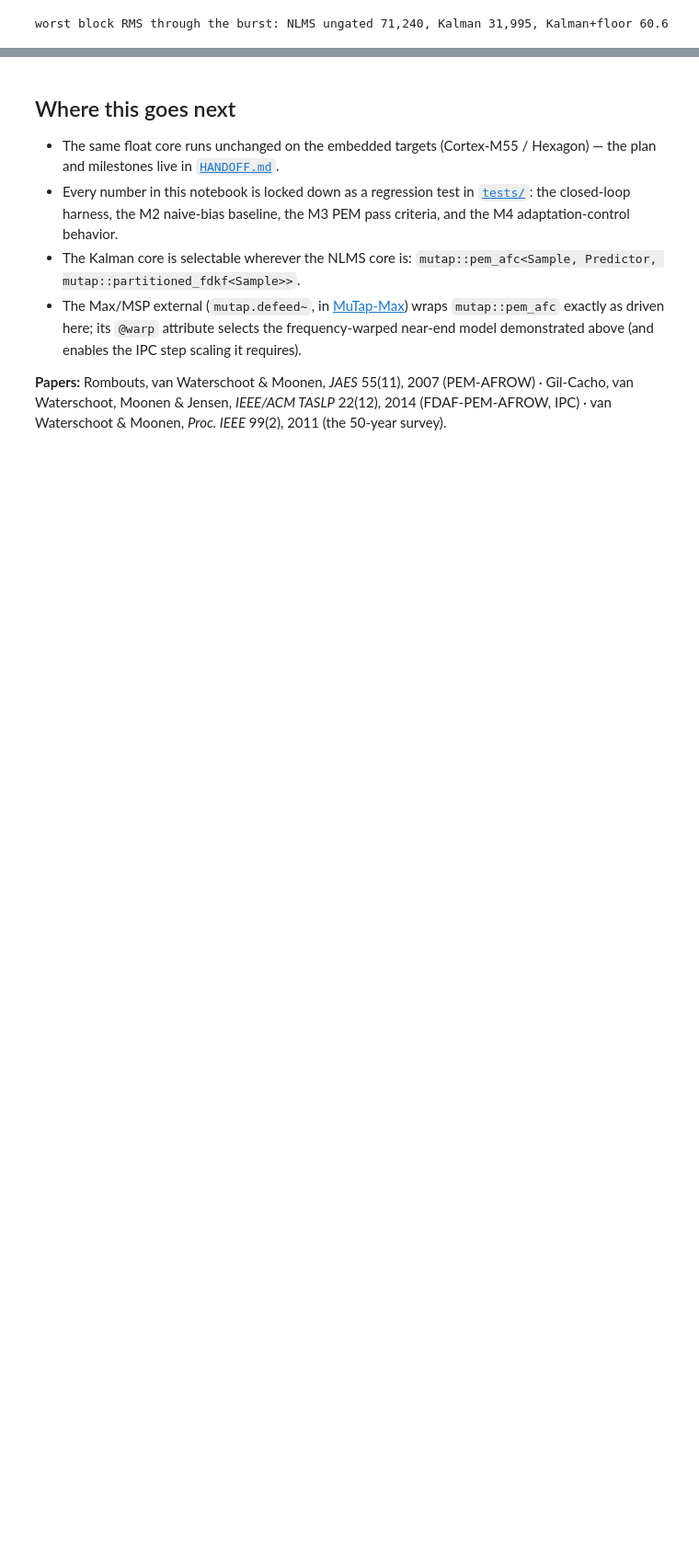
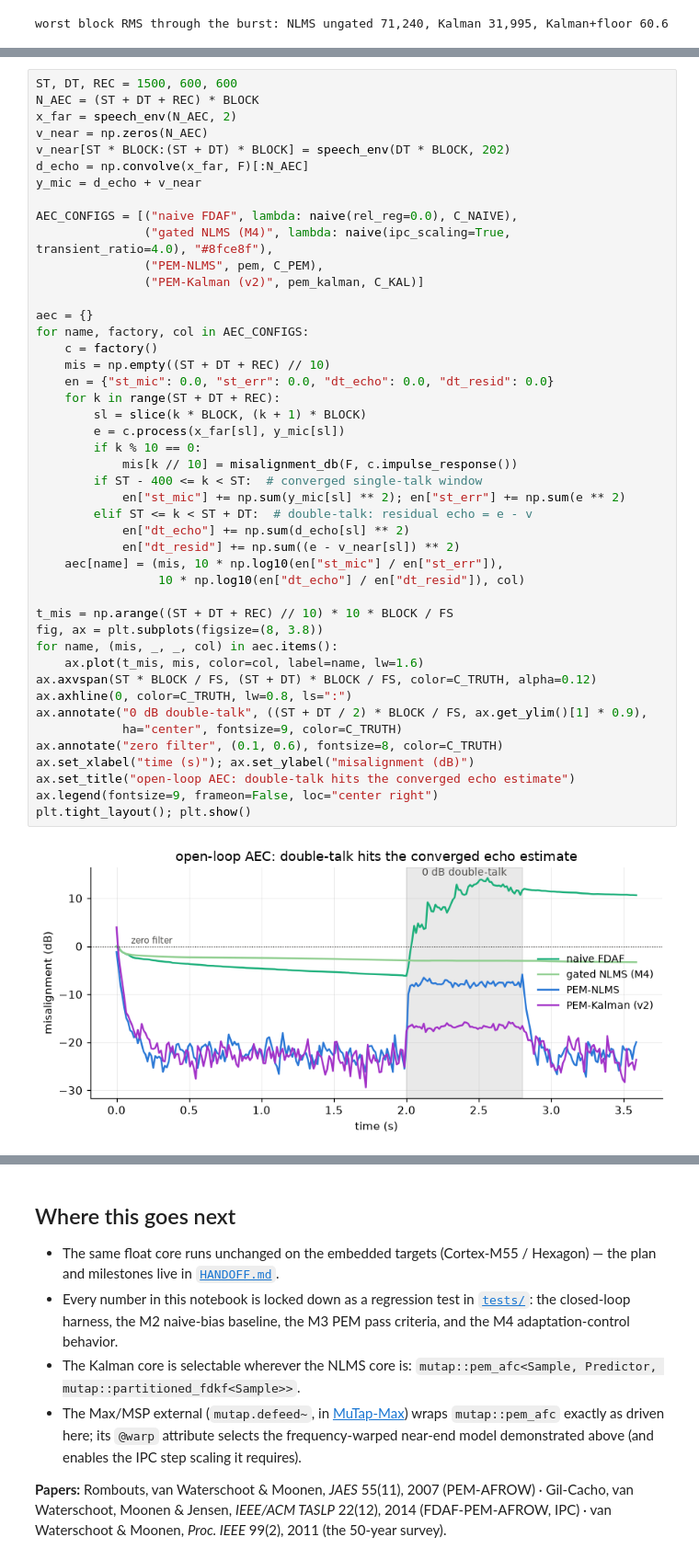
Before and after one commit to tap/MuTap, a Jupyter notebook: notebooks/afc_demo.ipynb, the cells around one changed output, grey strips where cells are left out. Shown at 92% size. Drawn from its saved outputs; the diff is of its cells as text; blank space fills up the shorter version.

```diff
--- a/notebooks/afc_demo.ipynb
+++ b/notebooks/afc_demo.ipynb
@@ -682,0 +711,47 @@ worst block RMS through the burst: NLMS ungated 71,240, Kalman 31,995, Kalman+fl
+# %%
+ST, DT, REC = 1500, 600, 600
+N_AEC = (ST + DT + REC) * BLOCK
+x_far = speech_env(N_AEC, 2)
+v_near = np.zeros(N_AEC)
+v_near[ST * BLOCK:(ST + DT) * BLOCK] = speech_env(DT * BLOCK, 202)
+d_echo = np.convolve(x_far, F)[:N_AEC]
+y_mic = d_echo + v_near
+
+AEC_CONFIGS = [("naive FDAF", lambda: naive(rel_reg=0.0), C_NAIVE),
+               ("gated NLMS (M4)", lambda: naive(ipc_scaling=True, transient_ratio=4.0), "#8fce8f"),
+               ("PEM-NLMS", pem, C_PEM),
+               ("PEM-Kalman (v2)", pem_kalman, C_KAL)]
+
+aec = {}
+for name, factory, col in AEC_CONFIGS:
+    c = factory()
+    mis = np.empty((ST + DT + REC) // 10)
+    en = {"st_mic": 0.0, "st_err": 0.0, "dt_echo": 0.0, "dt_resid": 0.0}
+    for k in range(ST + DT + REC):
+        sl = slice(k * BLOCK, (k + 1) * BLOCK)
+        e = c.process(x_far[sl], y_mic[sl])
+        if k % 10 == 0:
+            mis[k // 10] = misalignment_db(F, c.impulse_response())
+        if ST - 400 <= k < ST:  # converged single-talk window
+            en["st_mic"] += np.sum(y_mic[sl] ** 2); en["st_err"] += np.sum(e ** 2)
+        elif ST <= k < ST + DT:  # double-talk: residual echo = e - v
+            en["dt_echo"] += np.sum(d_echo[sl] ** 2)
+            en["dt_resid"] += np.sum((e - v_near[sl]) ** 2)
+    aec[name] = (mis, 10 * np.log10(en["st_mic"] / en["st_err"]),
+                 10 * np.log10(en["dt_echo"] / en["dt_resid"]), col)
+
+t_mis = np.arange((ST + DT + REC) // 10) * 10 * BLOCK / FS
+fig, ax = plt.subplots(figsize=(8, 3.8))
+for name, (mis, _, _, col) in aec.items():
+    ax.plot(t_mis, mis, color=col, label=name, lw=1.6)
+ax.axvspan(ST * BLOCK / FS, (ST + DT) * BLOCK / FS, color=C_TRUTH, alpha=0.12)
+ax.axhline(0, color=C_TRUTH, lw=0.8, ls=":")
+ax.annotate("0 dB double-talk", ((ST + DT / 2) * BLOCK / FS, ax.get_ylim()[1] * 0.9),
+            ha="center", fontsize=9, color=C_TRUTH)
+ax.annotate("zero filter", (0.1, 0.6), fontsize=8, color=C_TRUTH)
+ax.set_xlabel("time (s)"); ax.set_ylabel("misalignment (dB)")
+ax.set_title("open-loop AEC: double-talk hits the converged echo estimate")
+ax.legend(fontsize=9, frameon=False, loc="center right")
+plt.tight_layout(); plt.show()
+# %% [output]
+[figure, added]
```
Also changed, not shown: parts of 3 cells of this notebook, 7 other files.
